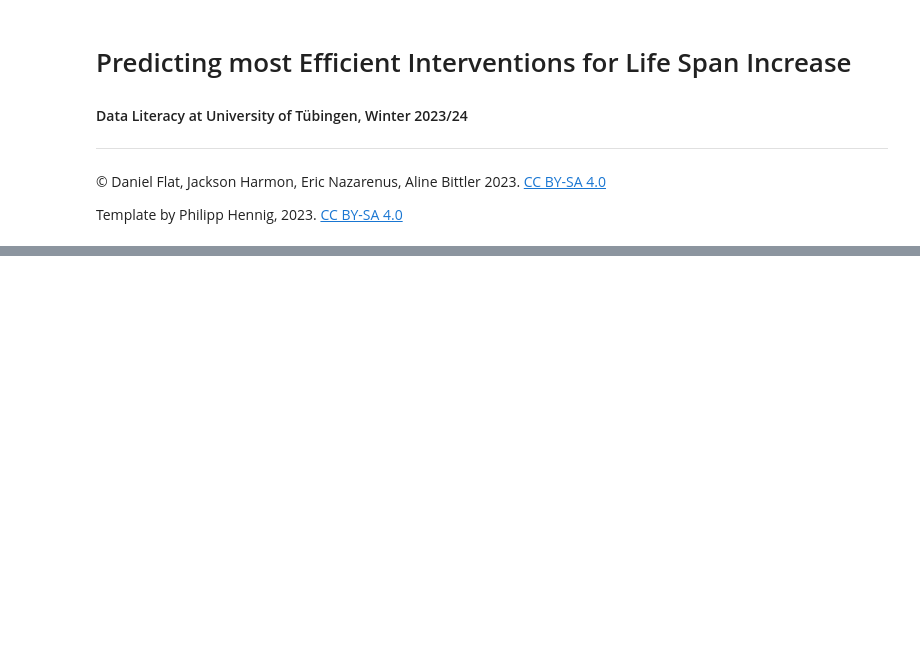
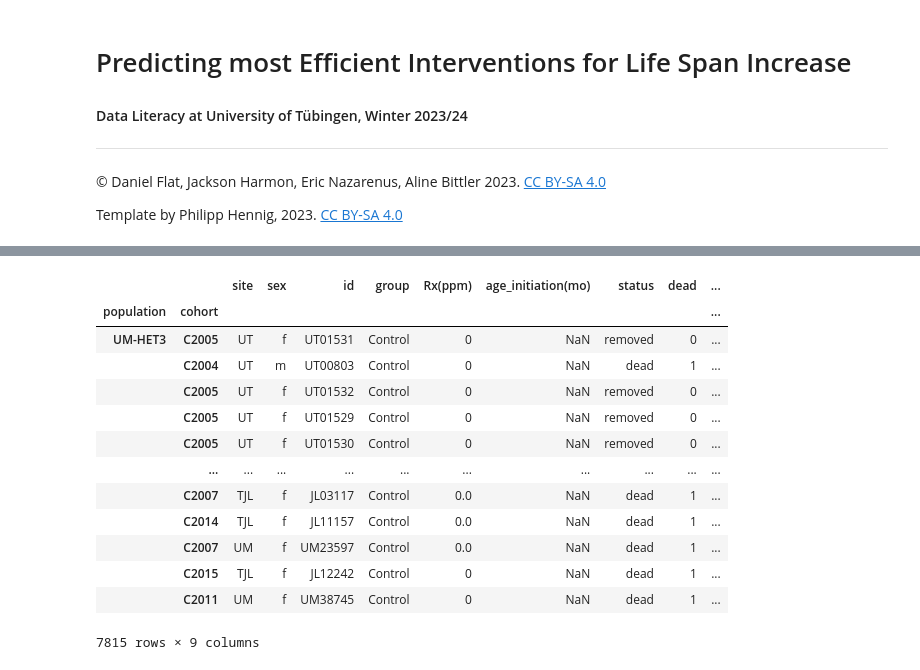
Before and after one commit to shs2017/Data-Literacy, a Jupyter notebook: Lifespans_ITP1.ipynb, the cells around one changed output, grey strips where cells are left out. Saved outputs shown, nothing was run; the diff lists cells and outputs as text; code cells hidden in the pictures; blank space fills up the shorter version.

```diff
--- a/Lifespans_ITP1.ipynb
+++ b/Lifespans_ITP1.ipynb
@@ -36,0 +39,19 @@ csv_input
+# %%
+control_group = df.loc[df['group'] == CONTROL_GROUP_KEY]
+control_group = control_group.sort_values(by=[AGE_IN_DAYS_COLUMN])
+control_group
+# %% [output]
+|  |  | site | sex | id | group | Rx(ppm) | age_initiation(mo) | status | dead | ... |
+| population | cohort |  |  |  |  |  |  |  |  | ... |
+| UM-HET3 | C2005 | UT | f | UT01531 | Control | 0 | NaN | removed | 0 | ... |
+|  | C2004 | UT | m | UT00803 | Control | 0 | NaN | dead | 1 | ... |
+|  | C2005 | UT | f | UT01532 | Control | 0 | NaN | removed | 0 | ... |
+|  | C2005 | UT | f | UT01529 | Control | 0 | NaN | removed | 0 | ... |
+|  | C2005 | UT | f | UT01530 | Control | 0 | NaN | removed | 0 | ... |
+|  | ... | ... | ... | ... | ... | ... | ... | ... | ... | ... |
+|  | C2007 | TJL | f | JL03117 | Control | 0.0 | NaN | dead | 1 | ... |
+|  | C2014 | TJL | f | JL11157 | Control | 0.0 | NaN | dead | 1 | ... |
+|  | C2007 | UM | f | UM23597 | Control | 0.0 | NaN | dead | 1 | ... |
+|  | C2015 | TJL | f | JL12242 | Control | 0 | NaN | dead | 1 | ... |
+|  | C2011 | UM | f | UM38745 | Control | 0 | NaN | dead | 1 | ... |
+7815 rows × 9 columns
```
Also changed, not shown: parts of 11 cells of this notebook.
